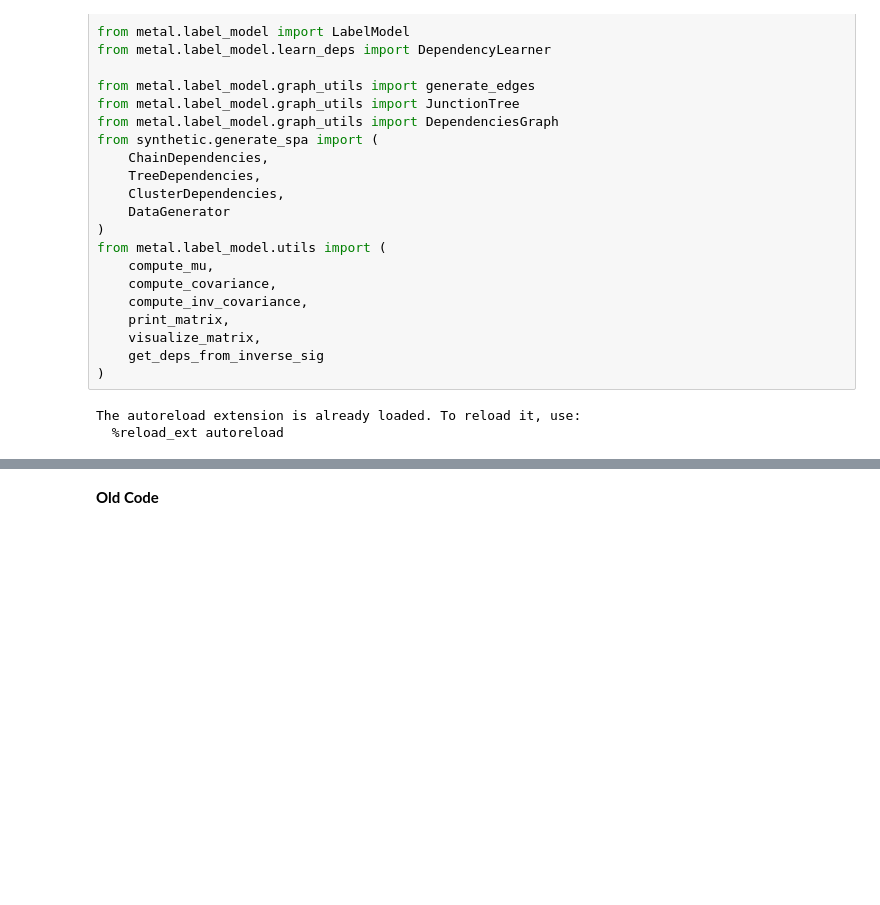
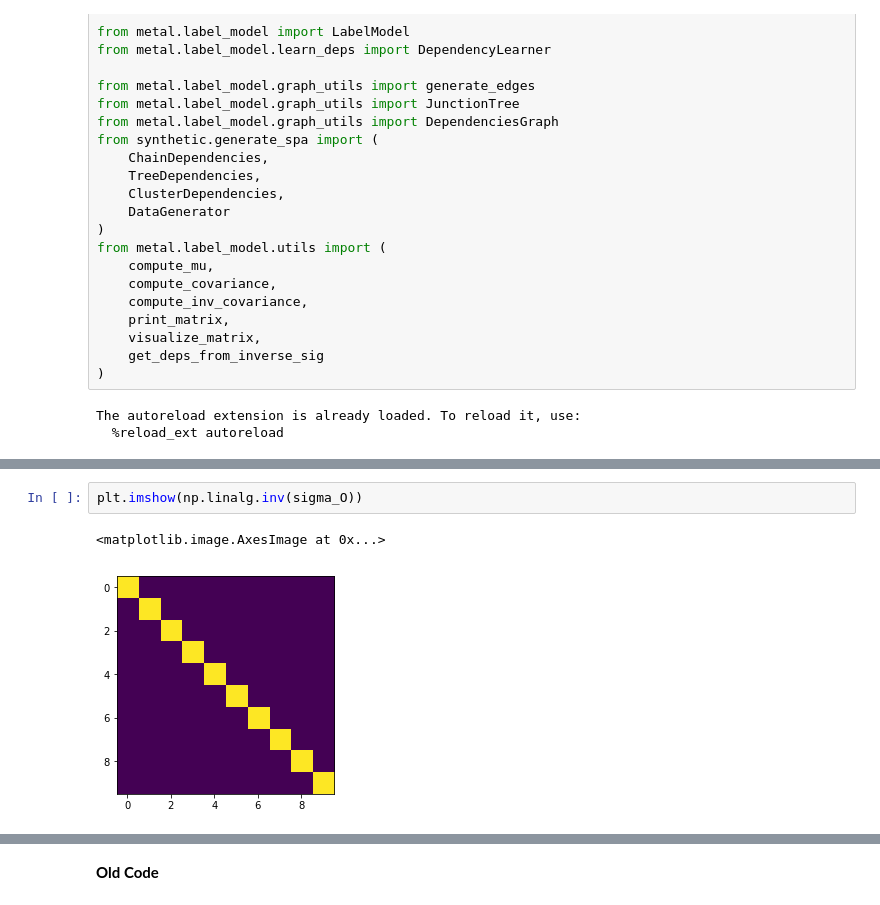
Before and after one commit to HazyResearch/metal, a Jupyter notebook: notebooks/pytorch_learn_deps.ipynb, the cells around one changed output, grey strips where cells are left out. Cells and saved outputs as stored; diff of their text form; blank space fills up the shorter version.

```diff
--- a/notebooks/pytorch_learn_deps.ipynb
+++ b/notebooks/pytorch_learn_deps.ipynb
@@ -123,0 +176,5 @@ array([[ 6.00784542e+00,  1.12390261e-14, -4.84954506e-15,
+# %%
+plt.imshow(np.linalg.inv(sigma_O))
+# %% [output]
+<matplotlib.image.AxesImage at 0x...>
+[figure, added]
```
Also changed, not shown: parts of 20 cells of this notebook.
